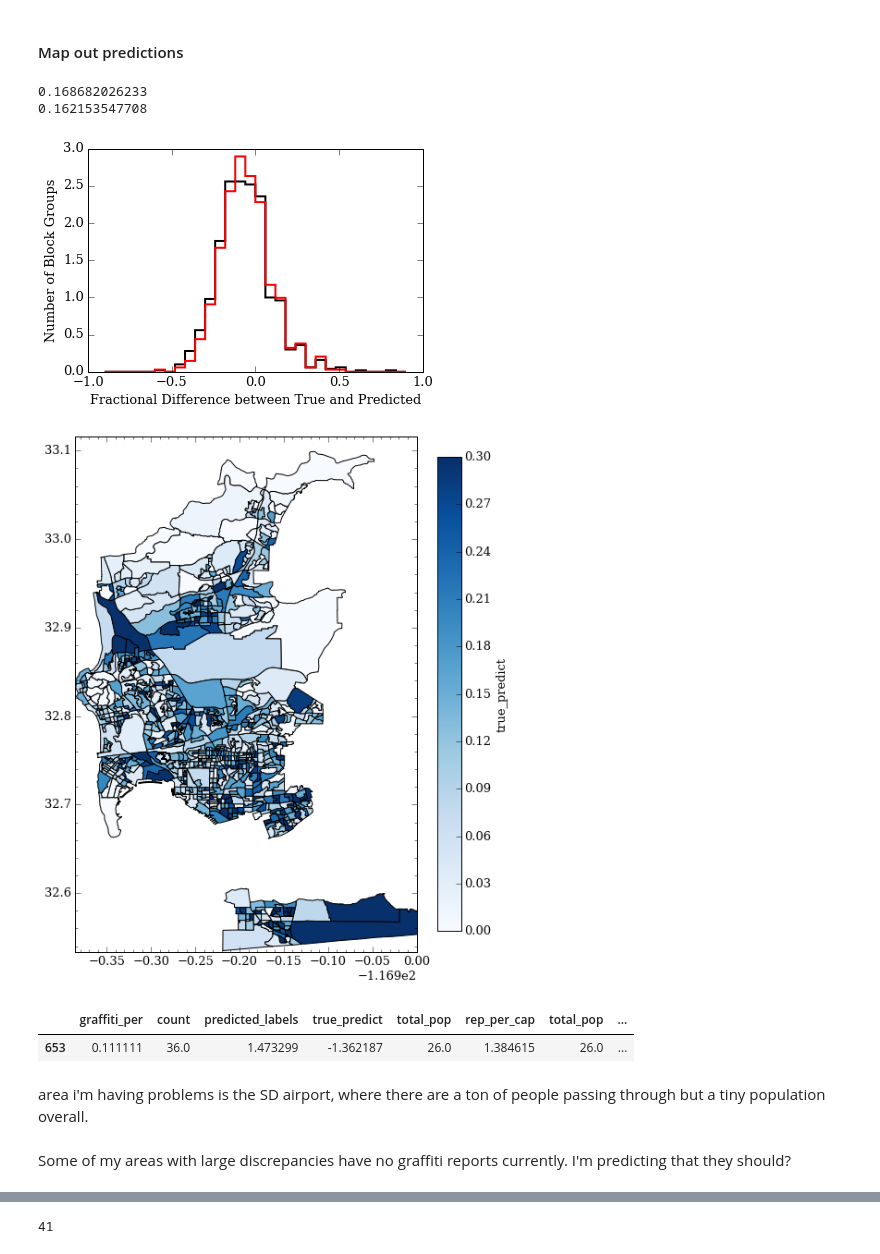
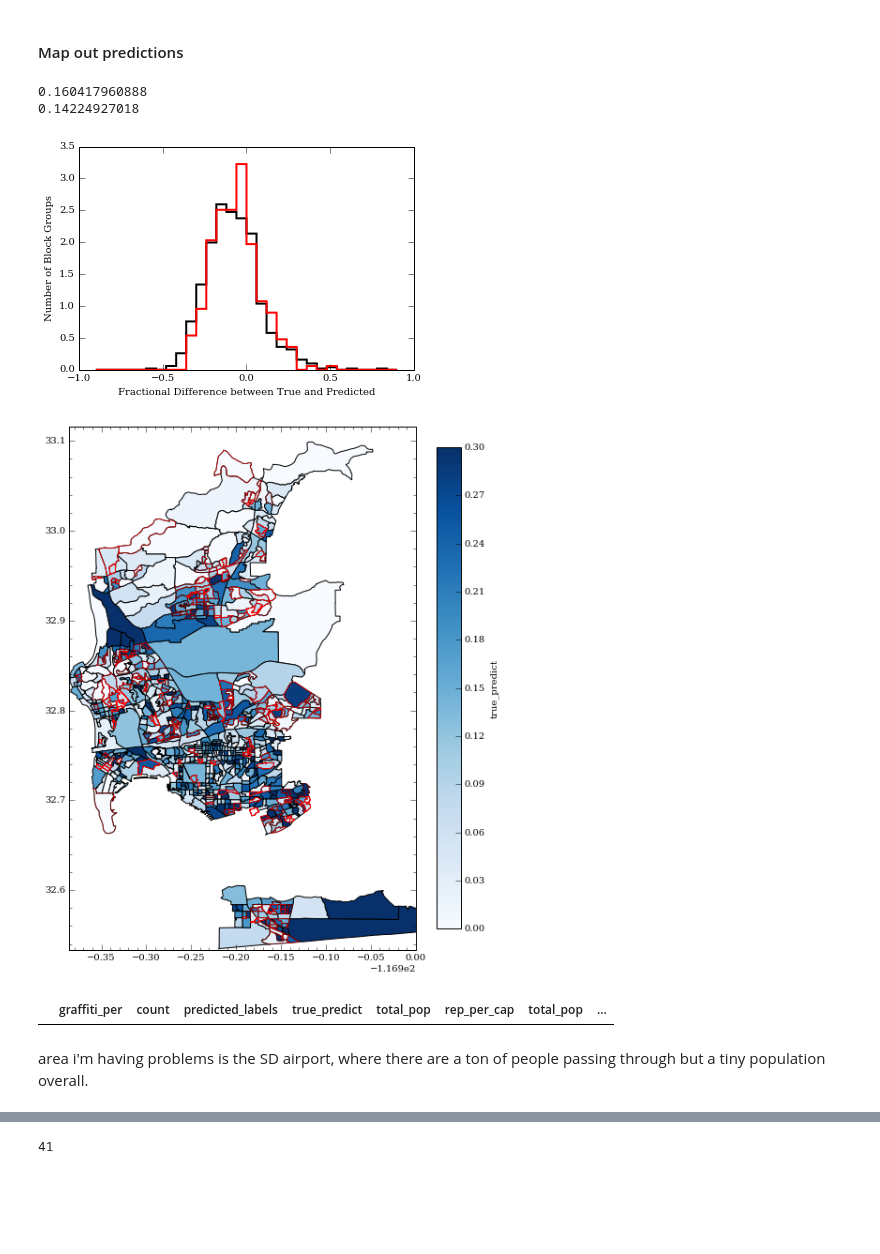
Before and after one commit to katiesch/insight2016, a Jupyter notebook: modeling_work.ipynb, the cells around one changed output, grey strips where cells are left out. Drawn from its saved outputs; the diff is of its cells as text; code cells hidden in the pictures; blank space fills up the shorter version.

```diff
--- a/modeling_work.ipynb
+++ b/modeling_work.ipynb
@@ -236,7 +296,7 @@ Graffiti rich if:
 - More than 50% of reports are graffiti-related
 # %%
 report_limit = 22
-graffiti_threshold = 0.25
+graffiti_threshold = 0.50
 # %% [markdown]
 ### Training sample:
 - select 20 graffiti rich regions (out of 94)
@@ -245,6 +305,9 @@ graffiti_threshold = 0.25
 #census_trimmed['interaction_test1'] = ((census_trimmed['median_house_income'] / np.max(census_trimmed['median_house_income']))
 #                                     * census_trimmed['white_per']
 #                                     * census_trimmed['limited_english_households_per'])
+# %%
+census_trimmed['test_term1'] = ((census_trimmed['median_house_income'] / np.mean(census_trimmed['median_house_income']))
+                               * census_trimmed['white_per'] * census_trimmed['limited_english_households_per'])
 # %%
 grich_index = np.where((census_trimmed['count']>=report_limit)
                         & (census_trimmed['graffiti_per']>=graffiti_threshold))[0]
@@ -418,6 +481,7 @@ array(['Unnamed: 0', 'tract', 'blockgroup', 'count', 'graffiti_count',
 # %%
-fml = 'graffiti_per ~ white_per + median_house_income + cent_lon + cent_lat + baa_per + median_home_value + ownerocc_per + publica_per + median_age + median_contract_rent + rep_per_cap + limited_english_households_per + total_pop + sl_density + male_61plus + female_61plus'
-#fml = 'graffiti_per ~ latin_per + median_house_income'
+#fml = 'graffiti_per ~ white_per + median_house_income + cent_lon + cent_lat + baa_per + median_home_value + ownerocc_per + publica_per + median_age + median_contract_rent + rep_per_cap + limited_english_households_per + total_pop + sl_density + male_61plus + female_61plus + ap_count + test_term1'
+
+fml = 'graffiti_per ~ median_house_income + white_per + cent_lon + cent_lat + baa_per + ownerocc_per + publica_per + rep_per_cap + limited_english_households_per + total_pop + cv_per_cap'
 # %%
 model = smf.ols(fml, training_set).fit()
 print(model.summary())
@@ -450,5 +514,6 @@ len(test_labels), len(test_set), len(train_labels_test), len(training_set), len(
 # %%
 census_labels[np.where(census_labels<0)[0]] = 0.0
+census_labels[np.where(census_labels>1)[0]] = 1.0
 # %%
 fig, test = plt.subplots(1,2, figsize=(15,10))
 fig.subplots_adjust(hspace=.5)
@@ -572,7 +627,7 @@ test.set_xlim(-0.05,0.89)
 # %%
 census_trimmed['true_predict'] = census_trimmed['graffiti_per'] - census_trimmed['predicted_labels']
 # %%
-report_limit2 = 10
+report_limit2 = 22.
 
 plt.hist(census_trimmed['true_predict'], bins=30, histtype='step',
          lw=2, range=[-0.9,0.9], color='k', normed=True)
@@ -583,15 +638,15 @@ plt.hist(census_trimmed.loc[np.where(census_trimmed['count']>=report_limit2)[0],
 plt.xlabel('Fractional Difference between True and Predicted')
 plt.ylabel('Number of Block Groups')
 
-print np.std(census_trimmed.loc[np.where(abs(census_trimmed['true_predict'])<10)[0],
+print np.std(census_trimmed.loc[np.where(abs(census_trimmed['true_predict'])<100)[0],
                                 'true_predict'])
-print np.std(census_trimmed.loc[np.where((abs(census_trimmed['true_predict'])<10)
+print np.std(census_trimmed.loc[np.where((abs(census_trimmed['true_predict'])<100)
                                          & (census_trimmed['count']>=report_limit2))[0],
                             'true_predict'])
 # %% [output]
-0.168682026233
-0.162153547708
+0.160417960888
+0.14224927018
-[figure, old version]
+[figure, new version]
 # %%
 column_choice = 'true_predict'
 #column_choice = 'Estimate; Total'
@@ -608,44 +663,45 @@ for i in range(0,len(bg_info2)):
 
 colors = abs(census_trimmed[column_choice])
 
 p = PatchCollection(patches, cmap='Blues', alpha=1.0)
 p.set_array(np.array(colors))
 #p.set_clim([min(colors),0.40])
 p.set_clim([0,0.3])
 
 ax.add_collection(p)
 
 patches1 = []
 for i in range(0,len(bg_info2)):
     #col_values.append(census_trimmed.loc[i, column_choice])
     barf = pd.DataFrame(shapes2[i].points)
-    #if (census_trimmed.loc[i, 'rep_per_cap']>0.018):
-    #    poly = plt.Polygon(barf[[0,1]], fc='none', ec='r', alpha=0.7, lw=0.9)
+    if (census_trimmed.loc[i, 'count']<10):
+        poly = plt.Polygon(barf[[0,1]], fc='none', ec='r', alpha=0.7, lw=0.5)
 
     patches1.append(poly)
     plt.gca().add_patch(poly)
 
+
+#ax.set_axis_bgcolor('black')
 
 plt.axis('scaled')
 plt.minorticks_on()
 
 plt.colorbar(p, fraction=0.046, pad=0.04, shrink=1.0, label=column_choice)
 
 plt.ylim(32.533541,33.116178)
 plt.xlim(-117.285629,-116.9)
 
 plt.show()
 #mpld3.display()
 # %% [output]
-[figure, old version]
+[figure, new version]
 # %%
+# The most extreme offset (where prediction is dramatically different than truth) is for the region
+# enclosing the airport. It is anomalous...
 extremes = census_trimmed.loc[np.where(census_trimmed['true_predict']<-1)[0]]
 extremes[['graffiti_per', 'count', 'predicted_labels', 'true_predict', 'total_pop', 'rep_per_cap',
-         'total_pop', 'graffiti_count']]
+         'total_pop', 'graffiti_count', 'white_per', 'latin_per']]
 # %% [output]
 |  | graffiti_per | count | predicted_labels | true_predict | total_pop | rep_per_cap | total_pop | ... |
-| 653 | 0.111111 | 36.0 | 1.473299 | -1.362187 | 26.0 | 1.384615 | 26.0 | ... |
 # %% [markdown]
 area i'm having problems is the SD airport, where there are a ton of people passing through but a tiny population overall.
-# %% [markdown]
-Some of my areas with large discrepancies have no graffiti reports currently. I'm predicting that they should?
```
Also changed, not shown: parts of 34 cells of this notebook, 1 other file.
